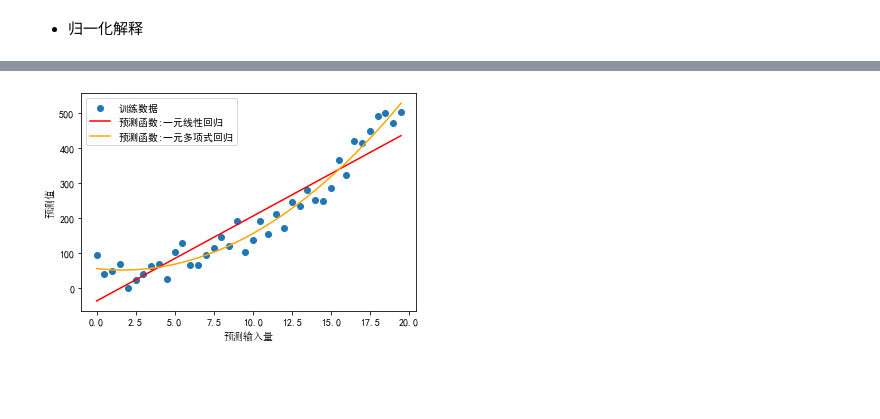
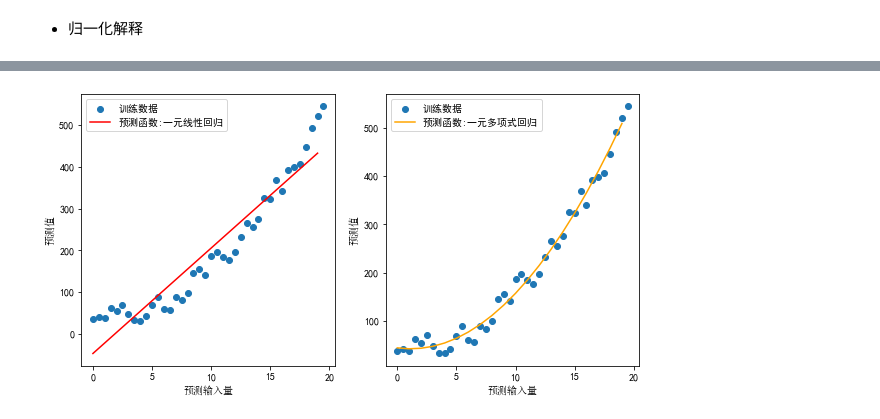
Before and after one commit to HLoveMe/machineStudy, a Jupyter notebook: logistic_分类/OneLineaRegression_2.ipynb, the cells around one changed output, grey strips where cells are left out. Saved outputs shown, nothing was run; the diff lists cells and outputs as text; code cells hidden in the pictures; blank space fills up the shorter version.

```diff
--- a/logistic_分类/OneLineaRegression_2.ipynb
+++ b/logistic_分类/OneLineaRegression_2.ipynb
@@ -3,41 +69,53 @@
 # %%
 # 模拟一元多项式回归
-# 添加[合理]杂质
-# ==>一元多项式更合理
+from sklearn.preprocessing import StandardScaler, MaxAbsScaler
+from sklearn.preprocessing import PolynomialFeatures
+from sklearn.linear_model import LinearRegression
 import numpy as np
-import matplotlib.font_manager as fm
 import matplotlib.pyplot as plt
-plt.rcParams['font.family']=['SimHei']
-from sklearn.linear_model import LinearRegression
-from sklearn.preprocessing import PolynomialFeatures
+plt.rcParams['font.family'] = ['SimHei']
 
-# 生成模拟数据 y = 10.5 - 2.4 *x + 1.4 * x^2  -7.2
-#添加干扰项
+# 生成模拟数据 y = 10.5 - 2.4 *x + 1.4 * x^2  + 30
 impurity_x = np.arange(0, 20, 0.5).reshape(-1, 1)
-impurity_y = 10.5 - 2.4 * impurity_x + 1.4 * impurity_x ** 2 - 7.2  + np.random.uniform(-20, 100, impurity_x.shape)
-# print(impurity_x,impurity_x.shape,impurity_y.shape)
-train_x =impurity_x[:,:]
-train_y =impurity_y[:,:]
-plt.scatter(train_x, train_y, label='训练数据')
-# 一元线性回归
-model = LinearRegression()
-model.fit(train_x, train_y)
-line_x = np.arange(0, 20, 0.5).reshape(-1, 1)
-line_y = model.predict(line_x)
-plt.plot(line_x, line_y, label='预测函数:一元线性回归',c='r')
-# 一元多项式回归
-quad_model = PolynomialFeatures(degree=2)
-train_x_quad = quad_model.fit_transform(train_x)
-model2 = LinearRegression()
-model2.fit(train_x_quad, train_y)
+impurity_y = 10.5 - 2.4 * impurity_x + 1.4 * impurity_x ** 2 + \
+    30 + np.random.uniform(-30, 30, impurity_x.shape)
+train_x = impurity_x[:, :]
+train_y = impurity_y[:, :]
 
-test_x = np.arange(0, 20, 0.5).reshape(-1, 1)
-quad_test_x = quad_model.fit_transform(test_x)
-test_y = model2.predict(quad_test_x)
-plt.plot(test_x, test_y, label='预测函数:一元多项式回归',c='orange')
-plt.xlabel('预测输入量', fontproperties="SimSun")
-plt.ylabel('预测值', fontproperties="SimSun")
-plt.legend()
+def showLine1():
+    plt.subplot(121)
+    plt.scatter(train_x, train_y, label='训练数据')
+    # 一元线性回归
+    model = LinearRegression()
+    model.fit(train_x, train_y)
+    line_x = np.arange(0, 20, 1).reshape(-1, 1)
+    line_y = model.predict(line_x)
+    plt.plot(line_x, line_y, label='预测函数:一元线性回归', c='r')
+    plt.xlabel('预测输入量', fontproperties="SimSun")
+    plt.ylabel('预测值', fontproperties="SimSun")
+    plt.legend()
+
+
+def showLine2():
+    plt.subplot(122)
+    # 一元多项式回归
+    quad_model = PolynomialFeatures(degree=2)
+    train_x_quad = quad_model.fit_transform(train_x)
+    model2 = LinearRegression()
+    model2.fit(train_x_quad, train_y)
+
+    test_x = np.arange(0, 20, 1).reshape(-1, 1)
+    quad_test_x = quad_model.fit_transform(test_x)
+    test_y = model2.predict(quad_test_x)
+    plt.scatter(train_x, train_y, label='训练数据')
+    plt.plot(test_x, test_y, label='预测函数:一元多项式回归', c='orange')
+    plt.xlabel('预测输入量', fontproperties="SimSun")
+    plt.ylabel('预测值', fontproperties="SimSun")
+    plt.legend()
+
+plt.figure(figsize=(10, 5))
+showLine1()
+showLine2()
 plt.show()
 # %% [output]
-[figure, old version]
+[figure, new version]
```
Also changed, not shown: parts of 1 cell of this notebook, 2 other files.
